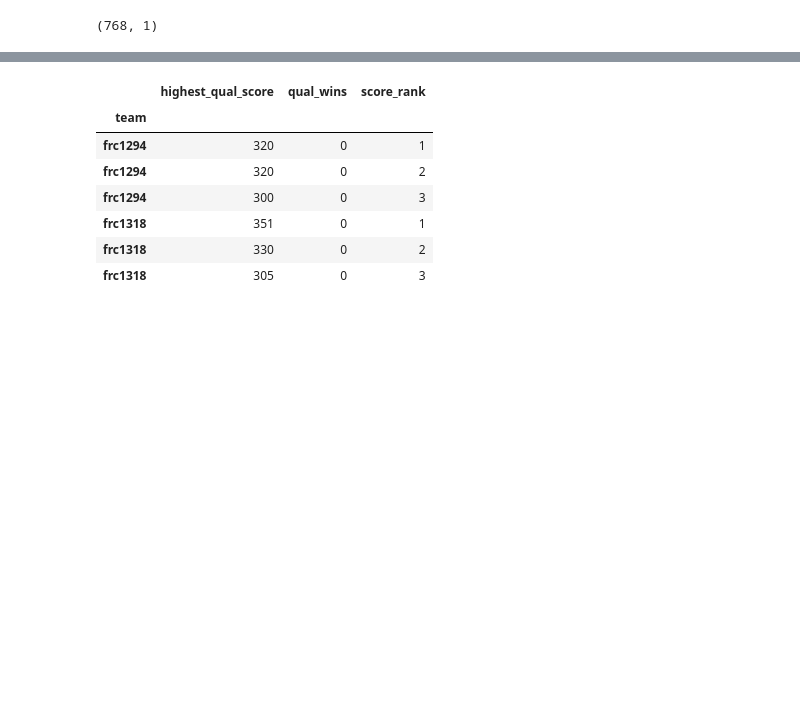
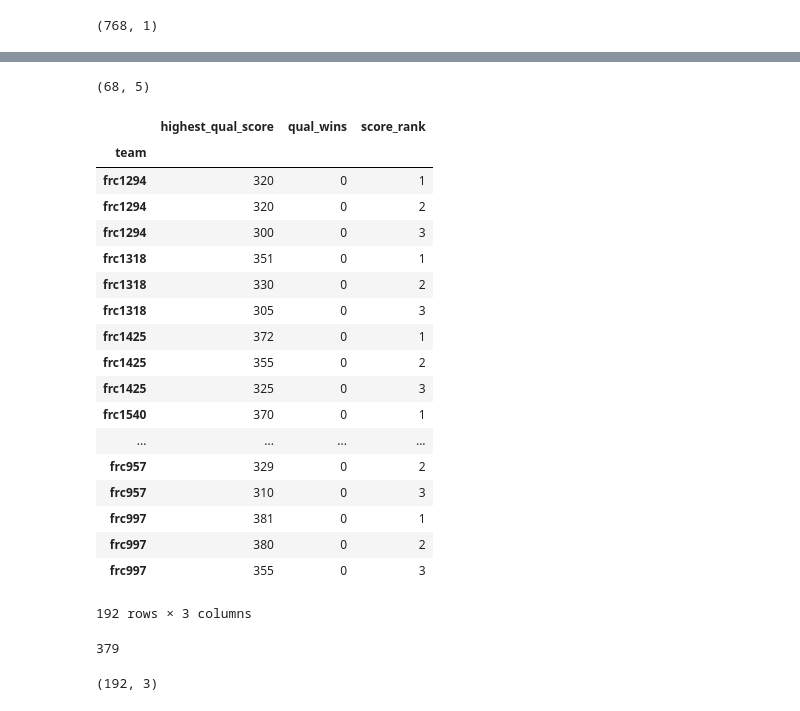
Before and after one commit to irwinsnet-old/tbap, a Jupyter notebook: TBA06 get_event_info().ipynb, the cells around one changed output, grey strips where cells are left out. Saved outputs shown, nothing was run; the diff lists cells and outputs as text; code cells hidden in the pictures; blank space fills up the shorter version.

Commit message:
Refactored and added test for get_district_points().

```diff
--- a/TBA06 get_event_info().ipynb
+++ b/TBA06 get_event_info().ipynb
@@ -208,11 +210,34 @@ points["points"].head()
+# %%
+points["points"].shape
+# %% [output]
+(68, 5)
 # %%
-points["high_scores"].head(6)
+points["high_scores"]
 # %% [output]
 |  | highest_qual_score | qual_wins | score_rank |
 | team |  |  |  |
 | frc1294 | 320 | 0 | 1 |
 | frc1294 | 320 | 0 | 2 |
 | frc1294 | 300 | 0 | 3 |
 | frc1318 | 351 | 0 | 1 |
 | frc1318 | 330 | 0 | 2 |
 | frc1318 | 305 | 0 | 3 |
+| frc1425 | 372 | 0 | 1 |
+| frc1425 | 355 | 0 | 2 |
+| frc1425 | 325 | 0 | 3 |
+| frc1540 | 370 | 0 | 1 |
+| ... | ... | ... | ... |
+| frc957 | 329 | 0 | 2 |
+| frc957 | 310 | 0 | 3 |
+| frc997 | 381 | 0 | 1 |
+| frc997 | 380 | 0 | 2 |
+| frc997 | 355 | 0 | 3 |
+192 rows × 3 columns
+# %%
+points["high_scores"].loc["frc2046"].iat[0, 0]
+# %% [output]
+379
+# %%
+points["high_scores"].shape
+# %% [output]
+(192, 3)
```
Also changed, not shown: parts of 3 cells of this notebook, 2 other files.
